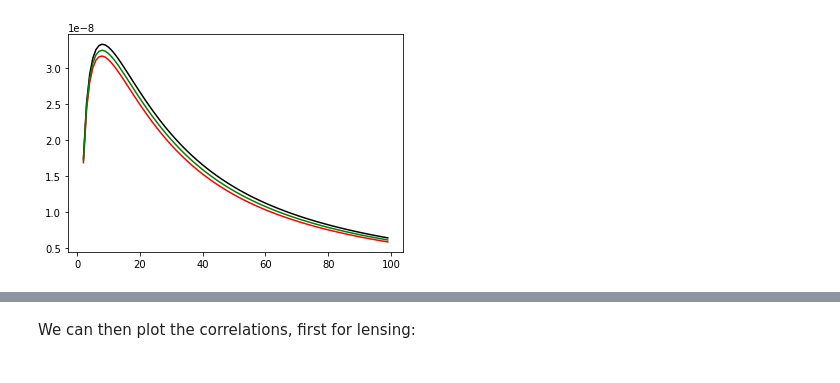
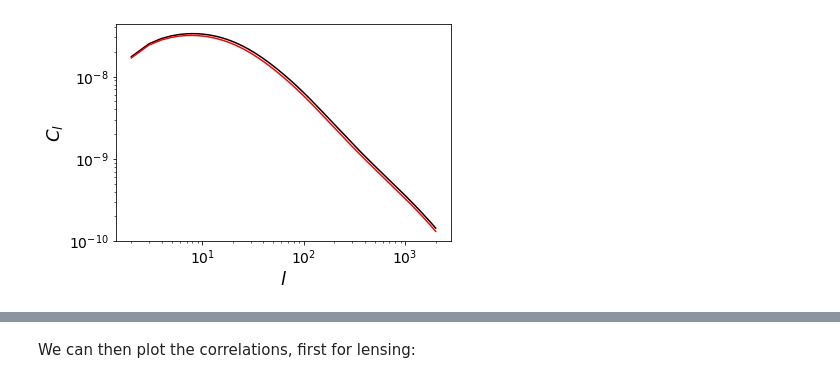
Before and after one commit to LSSTDESC/CCLX, a Jupyter notebook: CellsCorrelations.ipynb, the cells around one changed output, grey strips where cells are left out. Drawn from its saved outputs; the diff is of its cells as text; code cells hidden in the pictures.

```diff
--- a/CellsCorrelations.ipynb
+++ b/CellsCorrelations.ipynb
@@ -46,15 +52,19 @@ Having created the tracers, we can obtain the angular powerspectrum. we need to
 # %%
-ell = np.arange(2, 100)
+ell = np.arange(2, 2000)
 
-cls = ccl.angular_cl(cosmo, lens1, lens1, ell)
-cls_ia = ccl.angular_cl(cosmo, lens1_ia, lens1_ia, ell)
-cls_ia2 = ccl.angular_cl(cosmo, lens1, lens1_ia, ell)
-cls_clu = ccl.angular_cl(cosmo, clu1, clu1, ell)
+cls = ccl.angular_cl(cosmo, lens1, lens1, ell) #Cosmic shear
+cls_ia = ccl.angular_cl(cosmo, lens1_ia, lens1_ia, ell) #Cosmic shear with IA
+cls_clu = ccl.angular_cl(cosmo, clu1, clu1, ell) #Clustering
+
+plt.xlabel('$l$',fontsize=18)
+plt.ylabel('$C_l$',fontsize=18)
+plt.xticks(fontsize=14)
+plt.yticks(fontsize=14)
+plt.yscale('log')
+plt.xscale('log')
+plt.plot(ell, cls, 'k-')
+plt.plot(ell, cls_ia, 'r-')
+plt.show()
+# %% [output]
+[figure, added]
-# %%
-plt.plot(ell, cls, 'k-')
-plt.plot(ell, cls_ia, 'r-')
-plt.plot(ell, cls_ia2, 'g-')
-plt.show()
-# %% [output]
-[figure, removed]
 # %% [markdown]
```
Also changed, not shown: parts of 19 cells of this notebook.
